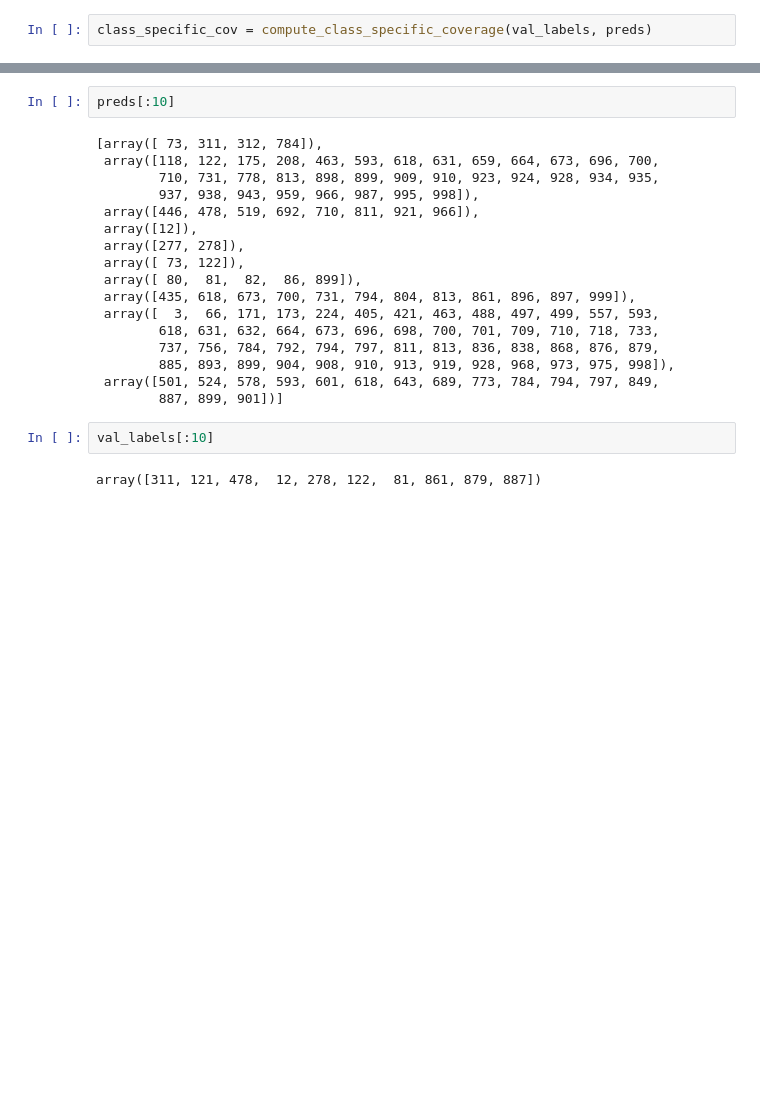
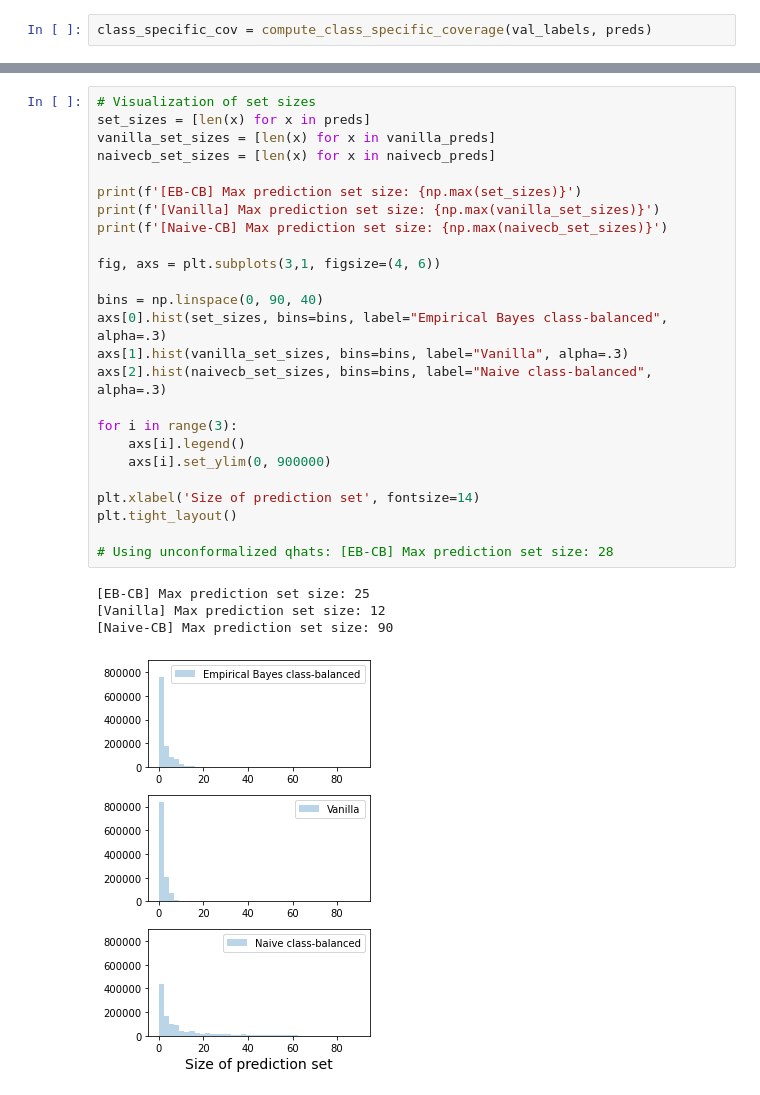
Before and after one commit to tiffanyding/empirical-bayes-conformal, a Jupyter notebook: evaluate.ipynb, the cells around one changed output, grey strips where cells are left out. Drawn from its saved outputs; the diff is of its cells as text; blank space fills up the shorter version.

```diff
--- a/evaluate.ipynb
+++ b/evaluate.ipynb
@@ -107,23 +153,30 @@ Average size of Empirical Bayes conformal set: 10.46
-# %%
-preds[:10]
-# %% [output]
-[array([ 73, 311, 312, 784]),
- array([118, 122, 175, 208, 463, 593, 618, 631, 659, 664, 673, 696, 700,
-        710, 731, 778, 813, 898, 899, 909, 910, 923, 924, 928, 934, 935,
-        937, 938, 943, 959, 966, 987, 995, 998]),
- array([446, 478, 519, 692, 710, 811, 921, 966]),
- array([12]),
- array([277, 278]),
- array([ 73, 122]),
- array([ 80,  81,  82,  86, 899]),
- array([435, 618, 673, 700, 731, 794, 804, 813, 861, 896, 897, 999]),
- array([  3,  66, 171, 173, 224, 405, 421, 463, 488, 497, 499, 557, 593,
-        618, 631, 632, 664, 673, 696, 698, 700, 701, 709, 710, 718, 733,
-        737, 756, 784, 792, 794, 797, 811, 813, 836, 838, 868, 876, 879,
-        885, 893, 899, 904, 908, 910, 913, 919, 928, 968, 973, 975, 998]),
- array([501, 524, 578, 593, 601, 618, 643, 689, 773, 784, 794, 797, 849,
-        887, 899, 901])]
-# %%
-val_labels[:10]
-# %% [output]
-array([311, 121, 478,  12, 278, 122,  81, 861, 879, 887])
+# %%
+# Visualization of set sizes
+set_sizes = [len(x) for x in preds]
+vanilla_set_sizes = [len(x) for x in vanilla_preds]
+naivecb_set_sizes = [len(x) for x in naivecb_preds]
+
+print(f'[EB-CB] Max prediction set size: {np.max(set_sizes)}')
+print(f'[Vanilla] Max prediction set size: {np.max(vanilla_set_sizes)}')
+print(f'[Naive-CB] Max prediction set size: {np.max(naivecb_set_sizes)}')
+
+fig, axs = plt.subplots(3,1, figsize=(4, 6))
+
+bins = np.linspace(0, 90, 40)
+axs[0].hist(set_sizes, bins=bins, label="Empirical Bayes class-balanced", alpha=.3)
+axs[1].hist(vanilla_set_sizes, bins=bins, label="Vanilla", alpha=.3)
+axs[2].hist(naivecb_set_sizes, bins=bins, label="Naive class-balanced", alpha=.3)
+
+for i in range(3):
+    axs[i].legend()
+    axs[i].set_ylim(0, 900000)
+
+plt.xlabel('Size of prediction set', fontsize=14)
+plt.tight_layout()
+
+# Using unconformalized qhats: [EB-CB] Max prediction set size: 28
+# %% [output]
+[EB-CB] Max prediction set size: 25
+[Vanilla] Max prediction set size: 12
+[Naive-CB] Max prediction set size: 90
+[figure, added]
```
Also changed, not shown: parts of 13 cells of this notebook, 4 other files.
